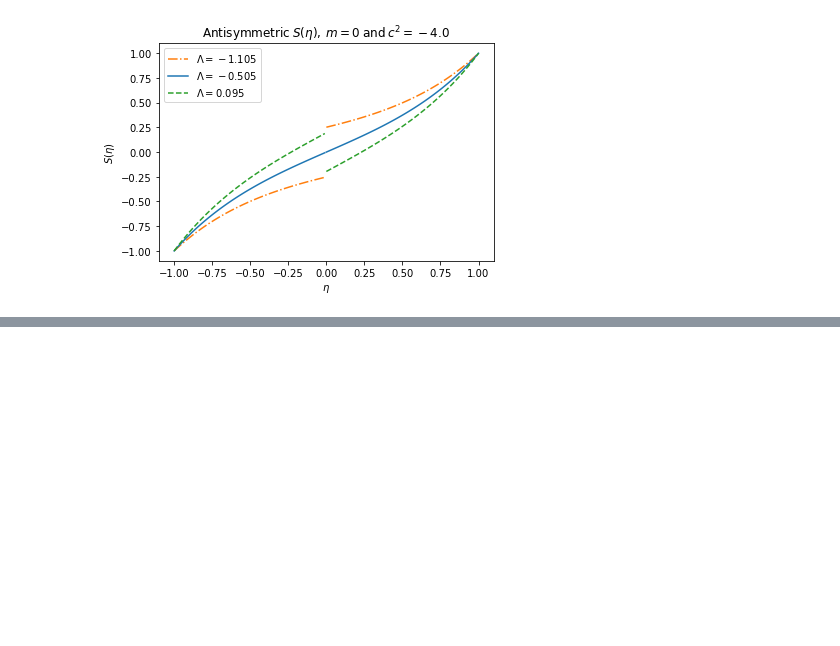
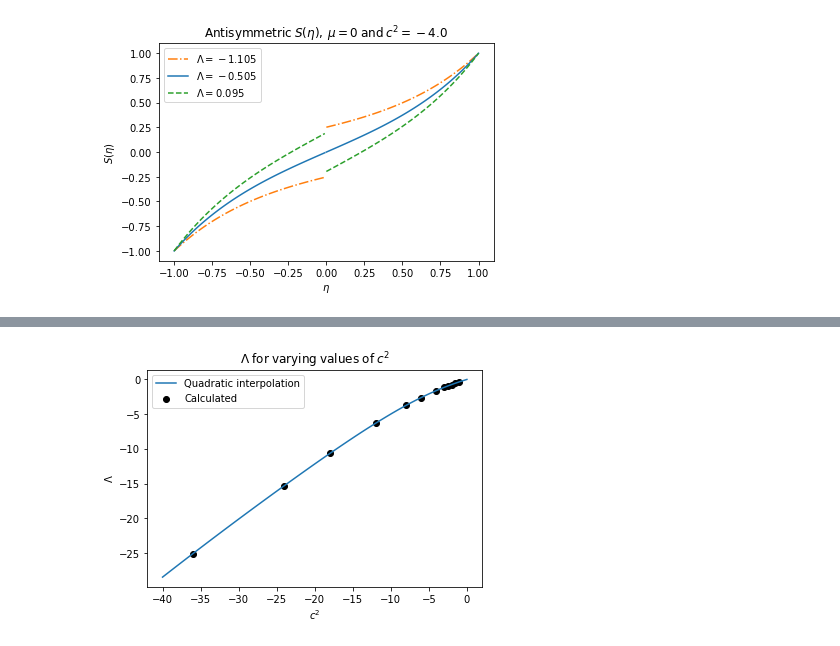
Before and after one commit to KeroseneNotForConsumption/hydrogen-molecular-ion, a Jupyter notebook: 3_solve.ipynb, the cells around one changed output, grey strips where cells are left out. Cells and saved outputs as stored; diff of their text form; code cells hidden in the pictures; blank space fills up the shorter version.

```diff
--- a/3_solve.ipynb
+++ b/3_solve.ipynb
@@ -67,8 +83,8 @@ We let `t` as $\eta$ (`eta`), and `y` as `p`, a 1D numpy array containing $f(\et
 import numpy as np
 from scipy.integrate import solve_ivp
 
-# m, c^2, and lambda, as declared above
-m = 0
+# mu, c^2, and lambda, as declared above
+mu = 0
 c2 = -4.0
 lbda = -2.0
 is_even=True
@@ -86,6 +102,6 @@ $$\text{F in code} = \begin{bmatrix} f'(\eta)\\ f''(\eta) \end{bmatrix} = \begin
 # %%
 F = lambda eta, p: np.array([[0, 1],
-    [(m*(m+1) - lbda + c2*(eta**2))/(1 - eta**2), 2*(m+1)*eta/(1 - eta**2)]]) @ p
+    [(mu*(mu+1) - lbda + c2*(eta**2))/(1 - eta**2), 2*(mu+1)*eta/(1 - eta**2)]]) @ p
 
 # obtain values of f(eta) along these points (we exclude eta=1 to avoid a divide-by-zero error)
 eta_span = np.linspace(1, 0, 100)
@@ -97,7 +113,7 @@ sol = solve_ivp(F, [1 - eps, 0], p1, t_eval=eta_span)
 print(f"Value of f'(0) for Lambda = {lbda:.1f}: {sol.y[1, -1]:.5f}")
 
 # we are plotting S(eta), not f(eta)
-S_eta = ((1 - eta_span**2) ** (m/2)) * sol.y[0]
+S_eta = ((1 - eta_span**2) ** (mu/2)) * sol.y[0]
 
 # add back eta=1 to eta_span
 eta_span[0] = 1
@@ -117,7 +133,7 @@ import matplotlib.pyplot as plt
 
 fig, ax = plt.subplots()
 ax.plot(eta_span, S_eta_1st)
-ax.set_title(r'$ \mathrm{Symmetric} \: S(\eta), \: m = 0, \:  c^2 = -4.0, \: \mathrm{and} \: \Lambda = -2.0$')
+ax.set_title(r'$ \mathrm{Symmetric} \: S(\eta), \: \mu = 0, \:  c^2 = -4.0, \: \mathrm{and} \: \Lambda = -2.0$')
 ax.set_xlabel(r'$\eta$')
 ax.set_ylabel(r'$S(\eta)$');
 # %% [output]
@@ -251,0 +311,29 @@ At this point, what is unclear is how we deal with $c^2$ and $\Lambda$. Going ba
+# %%
+# for a given symmetry and m (just to be clear)
+is_even = True
+mu = 0
+
+# calculate Lambda for these values of c^2
+c2s = [-1, -1.5, -2, -2.5, -3, -4, -6, -8, -12, -18, -24, -36]
+lbdas = []
+
+for c2 in c2s:
+    # note: the c2 of this loop overides the c2 defined globally
+    # thus, objective() uses the correct c2 value
+    # note: using c2 as an inital guess of lbda works suprisingly well
+    lbdas.append(fsolve(objective, c2)[0])
+
+# using quadratic interpolation
+from scipy.interpolate import interp1d
+lbda_interp = interp1d(c2s, lbdas, kind='quadratic', fill_value='extrapolate')
+
+fig, ax = plt.subplots()
+ax.scatter(c2s, lbdas, label="Calculated", color='k')
+c2_span = np.linspace(-40, 0, 50)
+ax.plot(c2_span, lbda_interp(c2_span), label="Quadratic interpolation")
+ax.set_title(r'$ \Lambda \; \mathrm{for} \; \mathrm{varying} \; \mathrm{values} \; \mathrm{of} \; c^2 $')
+ax.set_xlabel(r'$ c^2 $')
+ax.set_ylabel(r'$ \Lambda $')
+ax.legend();
+# %% [output]
+[figure, added]
```
Also changed, not shown: parts of 15 cells of this notebook, 2 other files.
